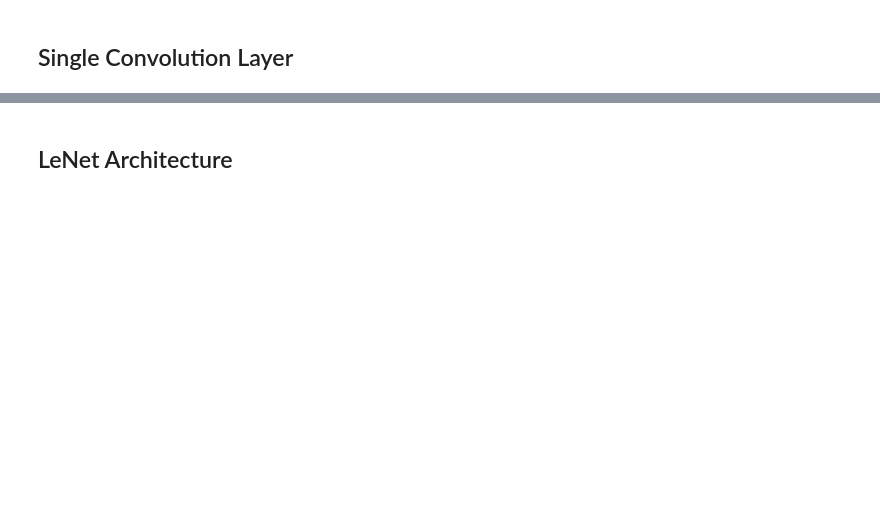
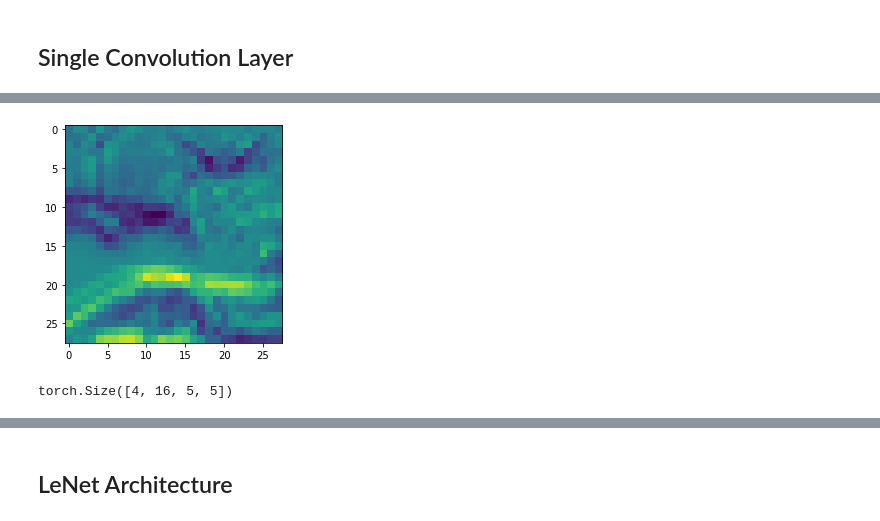
Before and after one commit to dev-SR/Deep-Learning, a Jupyter notebook: 03-cnn-basic/cnn-basic.ipynb, the cells around one changed output, grey strips where cells are left out. Cells and saved outputs as stored; diff of their text form; code cells hidden in the pictures; blank space fills up the shorter version.

```diff
--- a/03-cnn-basic/cnn-basic.ipynb
+++ b/03-cnn-basic/cnn-basic.ipynb
@@ -41,0 +135,12 @@ class FirstCNN(nn.Module):
+# %%
+class FirstCNN_v2(nn.Module):
+    def __init__(self) -> None:
+        super().__init__()
+        self.model = nn.Sequential(
+            nn.Conv2d(3,8,3), # (B,InC:3,32x32) -> (B,OutC:8,30X30)
+            nn.Conv2d(8,16,3) # (B,InC:8,30X30) -> (B,OutC:16,28x28)
+        )
+
+    def forward(self,X):
+        X = self.model(X)
+        return X
@@ -41,0 +153,5 @@ class FirstCNN(nn.Module):
+# %%
+plt.imshow(out[0,0,:,:].detach().numpy())
+plt.show()
+# %% [output]
+[figure, added]
@@ -41,0 +173,6 @@ class FirstCNN(nn.Module):
+# %%
+net = FirstCNN_v3()
+out = net(images)
+out.shape
+# %% [output]
+torch.Size([4, 16, 5, 5])
```
Also changed, not shown: parts of 46 cells of this notebook.
